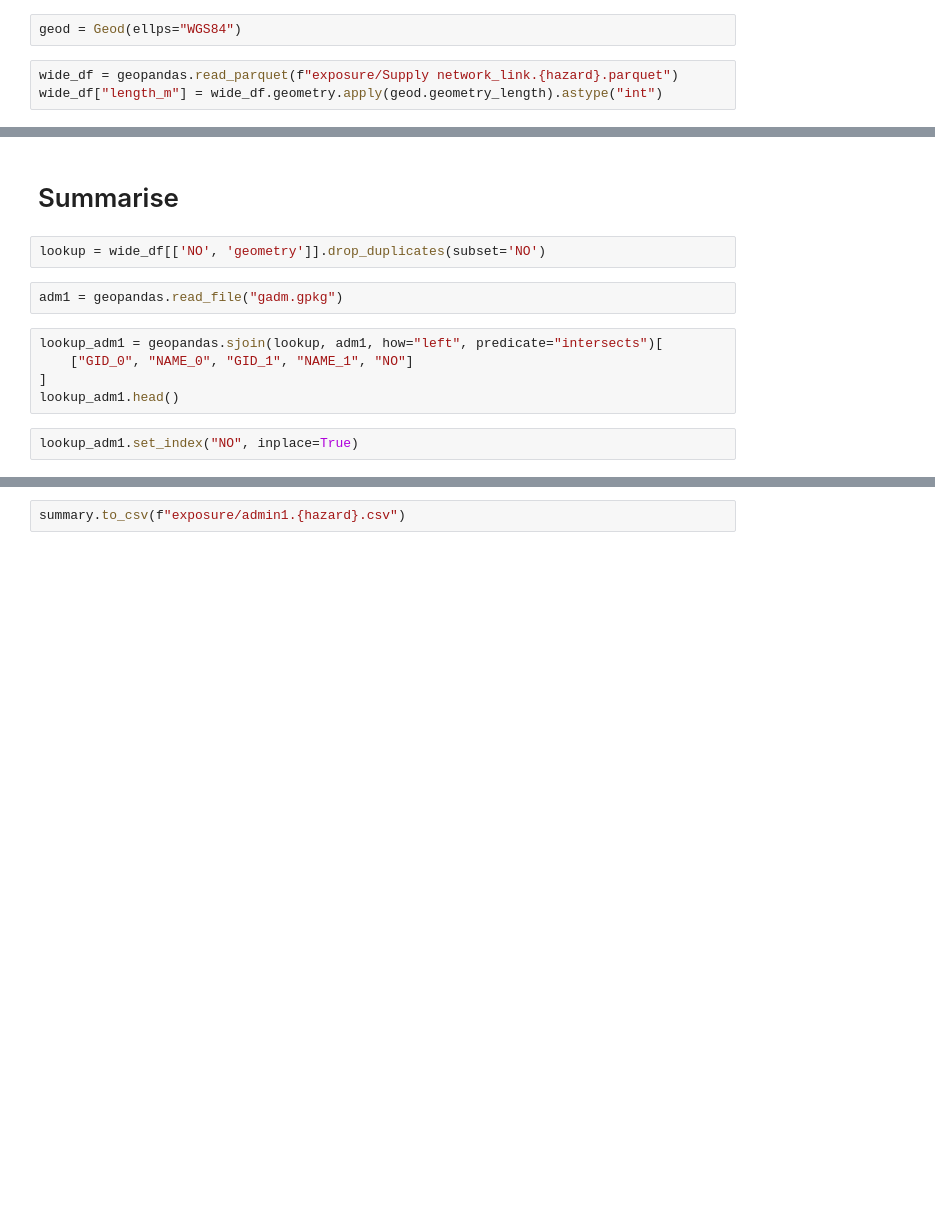
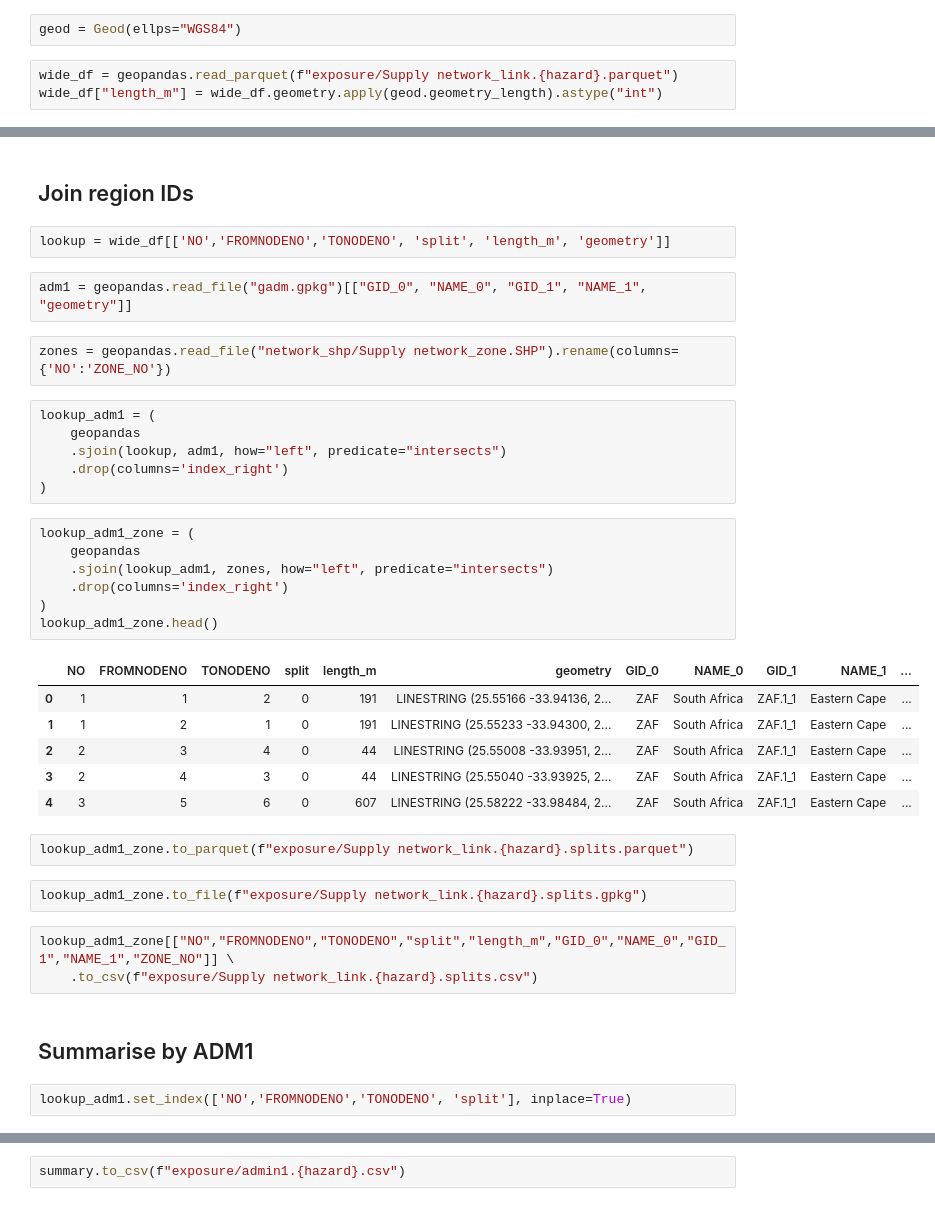
Before and after one commit to nismod/southern-africa-freight-exposure, a Jupyter notebook: summarise.ipynb, the cells around one changed output, grey strips where cells are left out. Drawn from its saved outputs; the diff is of its cells as text; blank space fills up the shorter version.

Commit message:
Summarise to ADM1

```diff
--- a/summarise.ipynb
+++ b/summarise.ipynb
@@ -41,15 +41,41 @@ long_neat.to_csv(f"exposure/Supply network_link.{hazard}.csv")
 # %% [markdown]
-# Summarise
+## Join region IDs
 # %%
-lookup = wide_df[['NO', 'geometry']].drop_duplicates(subset='NO')
+lookup = wide_df[['NO','FROMNODENO','TONODENO', 'split', 'length_m', 'geometry']]
 # %%
-adm1 = geopandas.read_file("gadm.gpkg")
+adm1 = geopandas.read_file("gadm.gpkg")[["GID_0", "NAME_0", "GID_1", "NAME_1", "geometry"]]
+# %%
+zones = geopandas.read_file("network_shp/Supply network_zone.SHP").rename(columns={'NO':'ZONE_NO'})
 # %%
-lookup_adm1 = geopandas.sjoin(lookup, adm1, how="left", predicate="intersects")[
-    ["GID_0", "NAME_0", "GID_1", "NAME_1", "NO"]
-]
-lookup_adm1.head()
+lookup_adm1 = (
+    geopandas
+    .sjoin(lookup, adm1, how="left", predicate="intersects")
+    .drop(columns='index_right')
+)
+# %%
+lookup_adm1_zone = (
+    geopandas
+    .sjoin(lookup_adm1, zones, how="left", predicate="intersects")
+    .drop(columns='index_right')
+)
+lookup_adm1_zone.head()
+# %% [output]
+|  | NO | FROMNODENO | TONODENO | split | length_m | geometry | GID_0 | NAME_0 | GID_1 | NAME_1 | ... |
+| 0 | 1 | 1 | 2 | 0 | 191 | LINESTRING (25.55166 -33.94136, 2... | ZAF | South Africa | ZAF.1_1 | Eastern Cape | ... |
+| 1 | 1 | 2 | 1 | 0 | 191 | LINESTRING (25.55233 -33.94300, 2... | ZAF | South Africa | ZAF.1_1 | Eastern Cape | ... |
+| 2 | 2 | 3 | 4 | 0 | 44 | LINESTRING (25.55008 -33.93951, 2... | ZAF | South Africa | ZAF.1_1 | Eastern Cape | ... |
+| 3 | 2 | 4 | 3 | 0 | 44 | LINESTRING (25.55040 -33.93925, 2... | ZAF | South Africa | ZAF.1_1 | Eastern Cape | ... |
+| 4 | 3 | 5 | 6 | 0 | 607 | LINESTRING (25.58222 -33.98484, 2... | ZAF | South Africa | ZAF.1_1 | Eastern Cape | ... |
+# %%
+lookup_adm1_zone.to_parquet(f"exposure/Supply network_link.{hazard}.splits.parquet")
+# %%
+lookup_adm1_zone.to_file(f"exposure/Supply network_link.{hazard}.splits.gpkg")
+# %%
+lookup_adm1_zone[["NO","FROMNODENO","TONODENO","split","length_m","GID_0","NAME_0","GID_1","NAME_1","ZONE_NO"]] \
+    .to_csv(f"exposure/Supply network_link.{hazard}.splits.csv")
+# %% [markdown]
+## Summarise by ADM1
 # %%
-lookup_adm1.set_index("NO", inplace=True)
+lookup_adm1.set_index(['NO','FROMNODENO','TONODENO', 'split'], inplace=True)
 # %%
 above_threshold_df = long_df.query(f"value > {threshold}")
```
Also changed, not shown: parts of 11 cells of this notebook.
